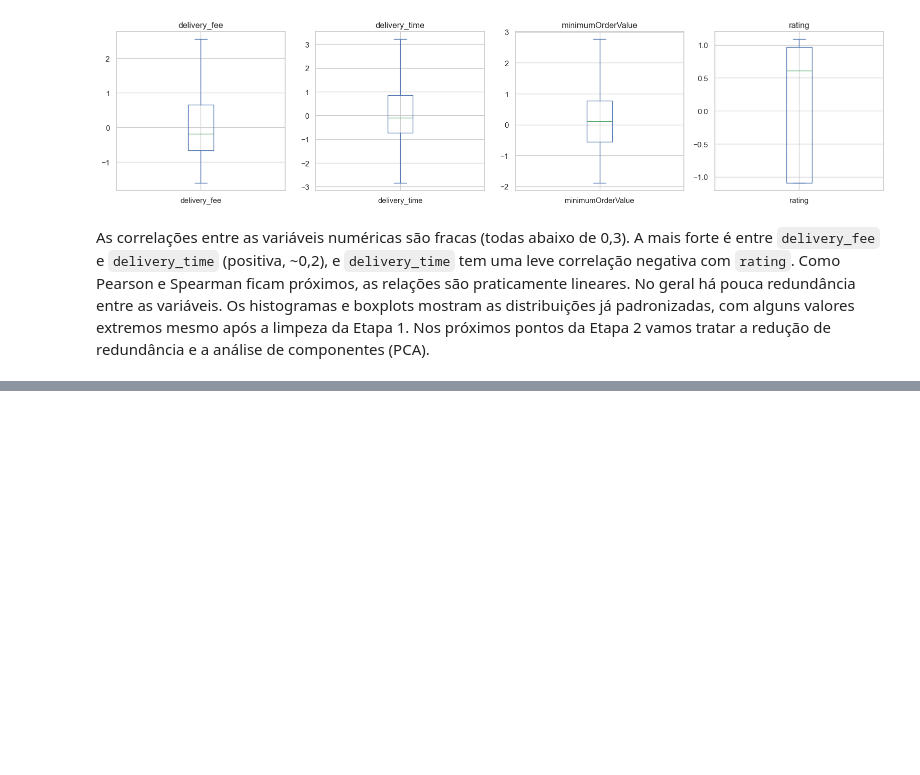
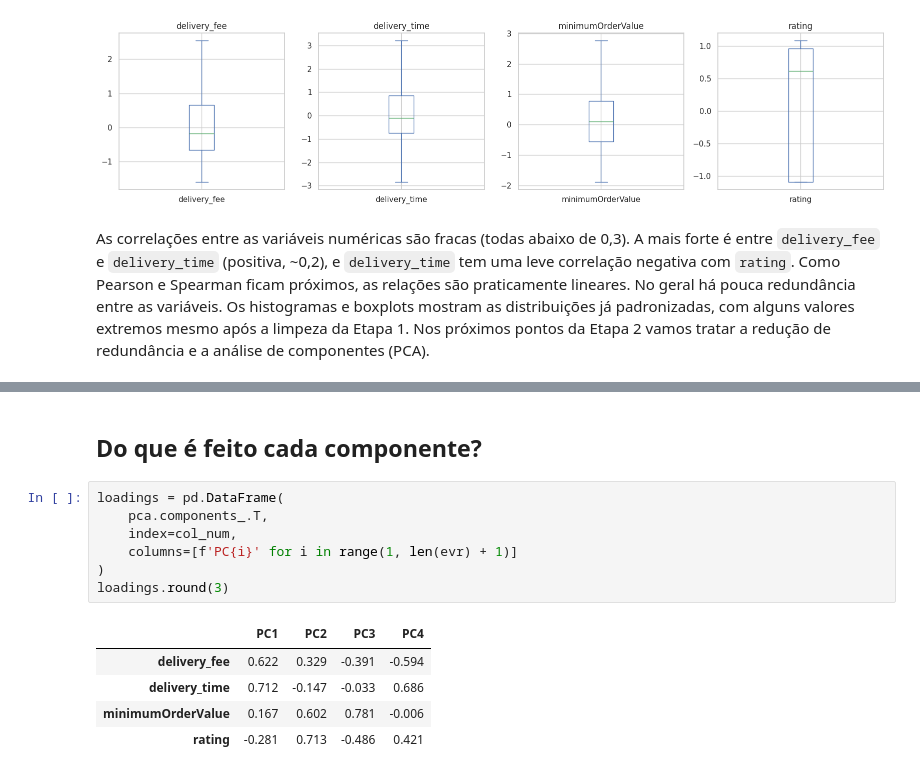
Before and after one commit to Tassara7/cd2-trabalho, a Jupyter notebook: notebooks/analise_exploratoria.ipynb, the cells around one changed output, grey strips where cells are left out. Cells and saved outputs as stored; diff of their text form; blank space fills up the shorter version.

```diff
--- a/notebooks/analise_exploratoria.ipynb
+++ b/notebooks/analise_exploratoria.ipynb
@@ -149,0 +193,15 @@ As correlações entre as variáveis numéricas são fracas (todas abaixo de 0,3
+# %% [markdown]
+## Do que é feito cada componente?
+# %%
+loadings = pd.DataFrame(
+    pca.components_.T,
+    index=col_num,
+    columns=[f'PC{i}' for i in range(1, len(evr) + 1)]
+)
+loadings.round(3)
+# %% [output]
+|  | PC1 | PC2 | PC3 | PC4 |
+| delivery_fee | 0.622 | 0.329 | -0.391 | -0.594 |
+| delivery_time | 0.712 | -0.147 | -0.033 | 0.686 |
+| minimumOrderValue | 0.167 | 0.602 | 0.781 | -0.006 |
+| rating | -0.281 | 0.713 | -0.486 | 0.421 |
```
Also changed, not shown: parts of 12 cells of this notebook.
